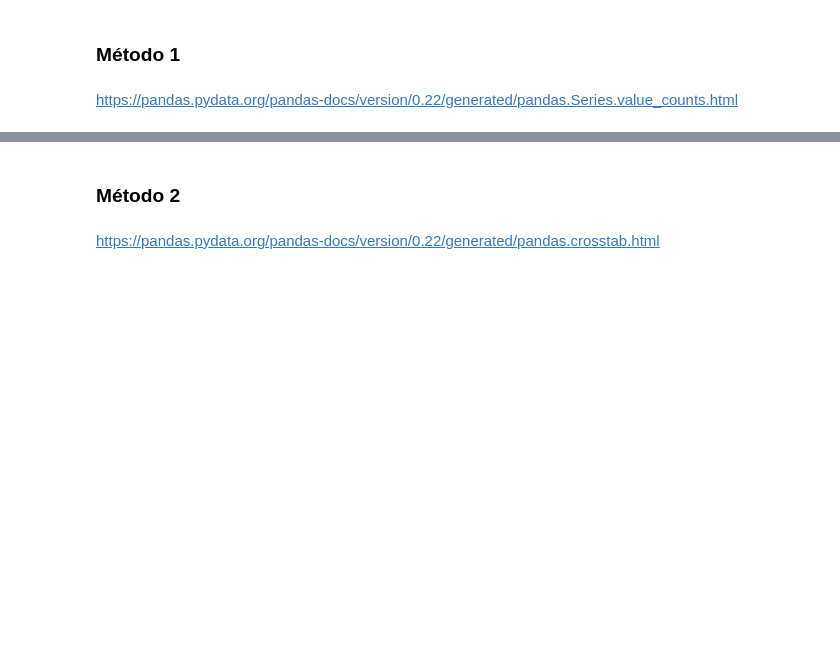
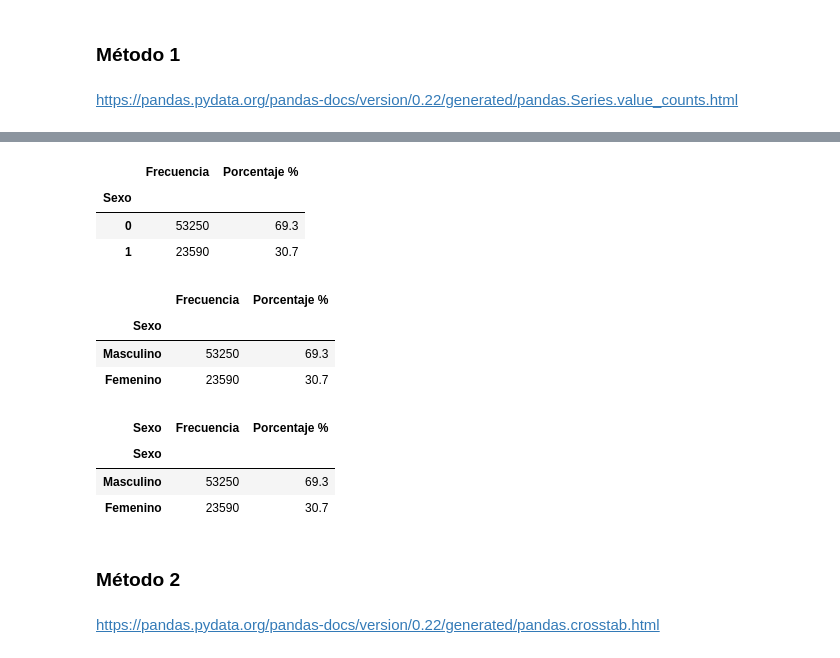
Before and after one commit to DanielRaiicHu/curso_de_estadisticas_1, a Jupyter notebook: Curso_de_Estadística_con_Python_1.ipynb, the cells around one changed output, grey strips where cells are left out. Cells and saved outputs as stored; diff of their text form; code cells hidden in the pictures; blank space fills up the shorter version.

```diff
--- a/Curso_de_Estadística_con_Python_1.ipynb
+++ b/Curso_de_Estadística_con_Python_1.ipynb
@@ -258,0 +299,4 @@ https://pandas.pydata.org/pandas-docs/version/0.22/generated/pandas.Series.value
+# %%
+# variable: frecuencia_sexo
+frecuencia_sexo = datos.Sexo.value_counts()
+frecuencia_sexo
@@ -258,0 +309,4 @@ https://pandas.pydata.org/pandas-docs/version/0.22/generated/pandas.Series.value
+# %%
+# variable: porcentaje
+porcentaje_sexo = datos.Sexo.value_counts(normalize=True).round(4)*100
+porcentaje_sexo
@@ -259,3 +319,37 @@ https://pandas.pydata.org/pandas-docs/version/0.22/generated/pandas.Series.value
+# %%
+# Crea un DataFrame para organizar los resultados de la variable cualitativa 'Sexo'
+# 'Frecuencia' contiene la cantidad de veces que aparece cada categoría (frecuencia absoluta)
+# 'Porcentaje %' contiene la proporción en porcentaje de cada categoría (frecuencia relativa * 100)
+dist_frec_cualitativa = pd.DataFrame({'Frecuencia': frecuencia_sexo, 'Porcentaje %':porcentaje_sexo})
+dist_frec_cualitativa
+# %% [output]
+|  | Frecuencia | Porcentaje % |
+| Sexo |  |  |
+| 0 | 53250 | 69.3 |
+| 1 | 23590 | 30.7 |
+# %%
+# 1. Cambia los nombres de los índices del DataFrame para que en lugar de 0 y 1 aparezcan las etiquetas de las categorías
+# index={0: 'Masculino', 1: 'Femenino'} diccionario que indica qué valor reemplazar por cuál nombre
+# inplace=True aplica el cambio directamente sobre el DataFrame sin necesidad de reasignarlo
+dist_frec_cualitativa.rename(index={0: 'Masculino', 1: 'Femenino'}, inplace= True)
+dist_frec_cualitativa
+# %% [output]
+|  | Frecuencia | Porcentaje % |
+| Sexo |  |  |
+| Masculino | 53250 | 69.3 |
+| Femenino | 23590 | 30.7 |
+# %%
+# 2. Asigna el nombre 'Sexo' al índice del DataFrame (no a las columnas)
+# Cambia el nombre del eje de las columnas (axis='columns') y lo etiqueta como 'Sexo'
+# Esto es útil para darle un título descriptivo a las columnas del DataFrame
+# inplace=True aplica el cambio directamente sobre el DataFrame
+dist_frec_cualitativa.rename_axis('Sexo', axis='columns', inplace=True)
+dist_frec_cualitativa
+# %% [output]
+| Sexo | Frecuencia | Porcentaje % |
+| Sexo |  |  |
+| Masculino | 53250 | 69.3 |
+| Femenino | 23590 | 30.7 |
 # %% [markdown]
 ### Método 2
 # %% [markdown]
```
Also changed, not shown: parts of 11 cells of this notebook.
